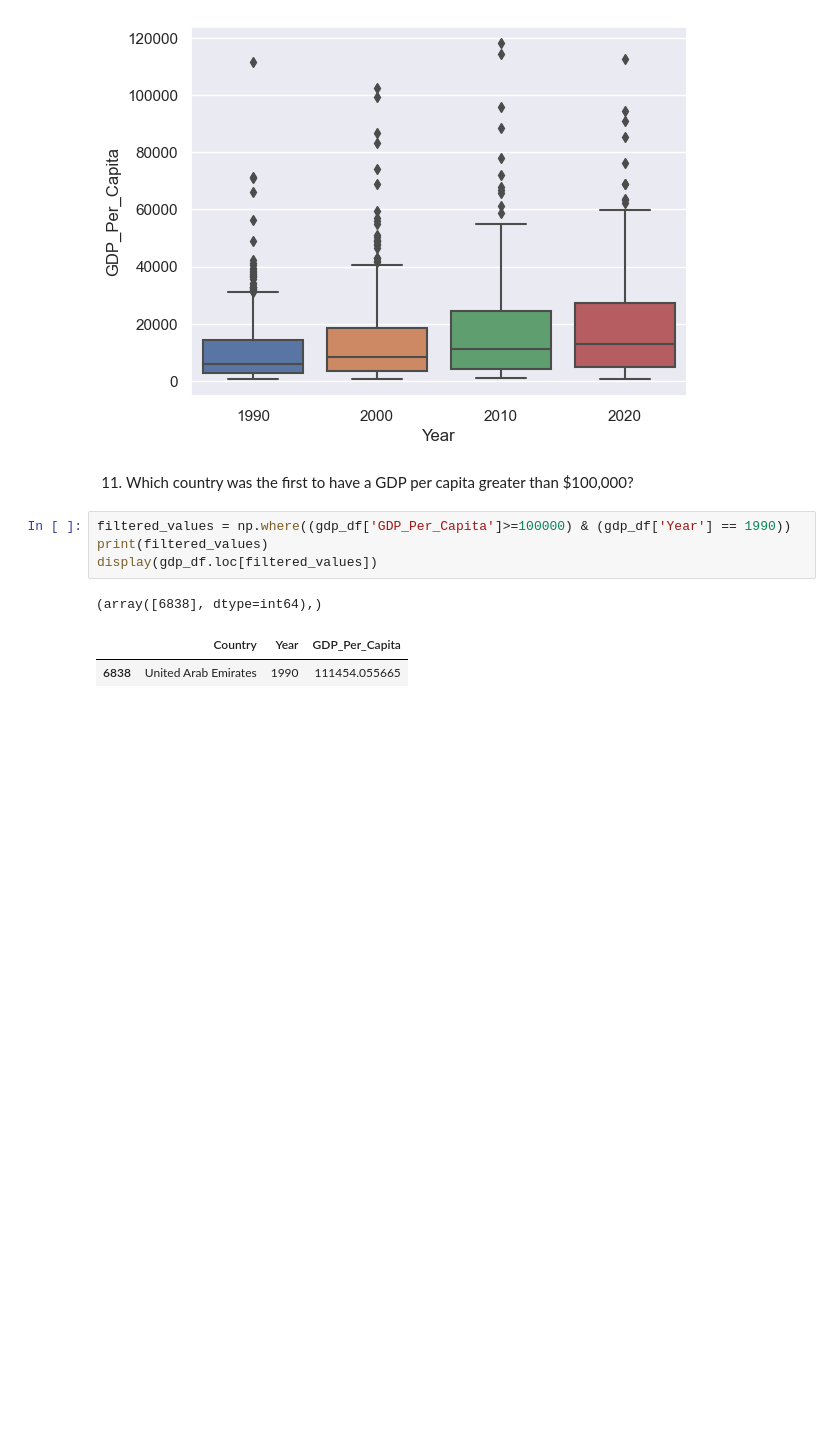
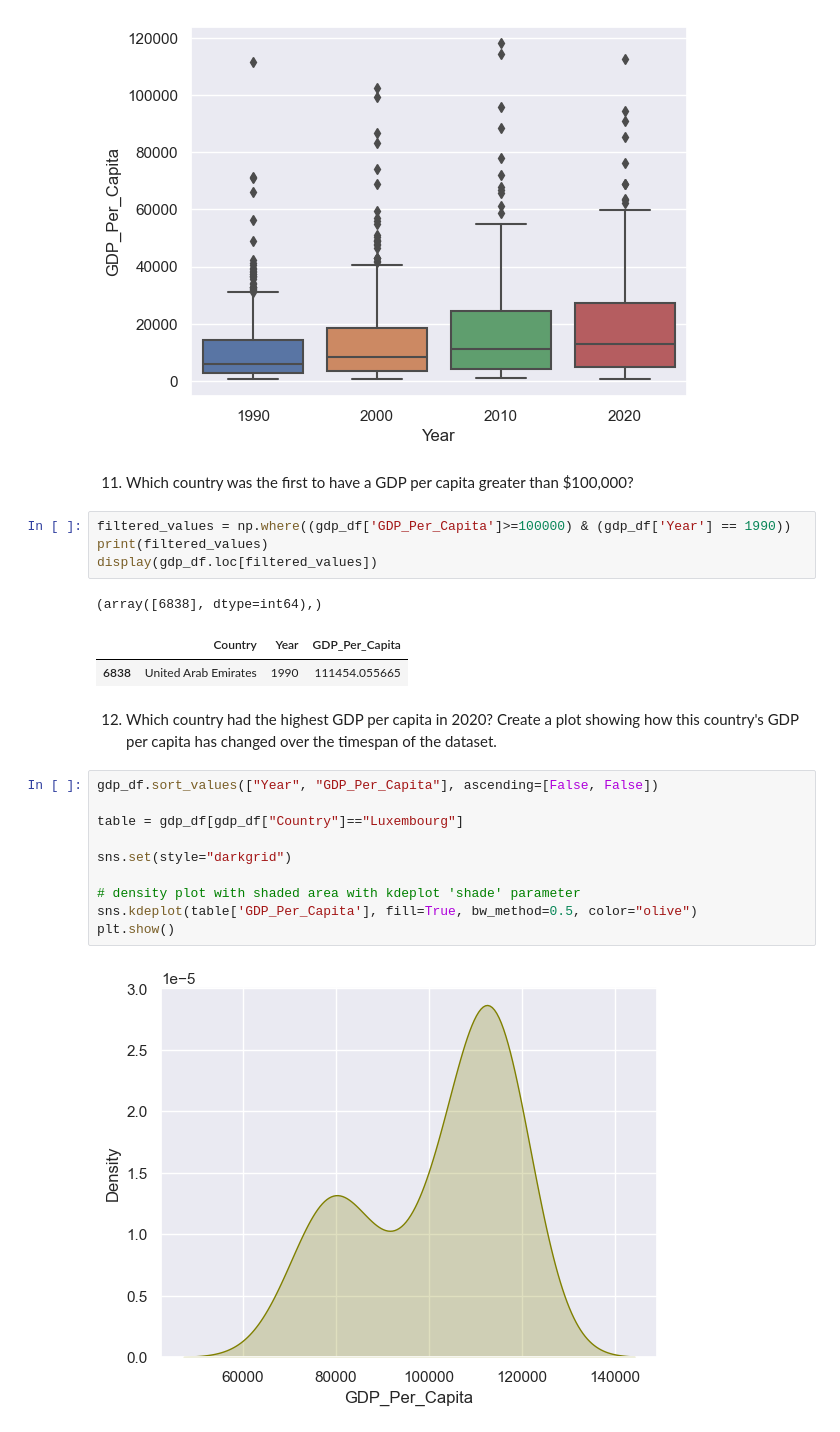
Before and after one commit to Erica-Ranck/gdp-and-internet-usage-Erica-Exotica, a Jupyter notebook: notebooks/gdp.ipynb, the cells around one changed output. Drawn from its saved outputs; the diff is of its cells as text; blank space fills up the shorter version.

```diff
--- a/notebooks/gdp.ipynb
+++ b/notebooks/gdp.ipynb
@@ -168,3 +173,17 @@ display(gdp_df.loc[filtered_values])
 (array([6838], dtype=int64),)
 |  | Country | Year | GDP_Per_Capita |
 | 6838 | United Arab Emirates | 1990 | 111454.055665 |
+# %% [markdown]
+12. Which country had the highest GDP per capita in 2020? Create a plot showing how this country's GDP per capita has changed over the timespan of the dataset.
+# %%
+gdp_df.sort_values(["Year", "GDP_Per_Capita"], ascending=[False, False])
+
+table = gdp_df[gdp_df["Country"]=="Luxembourg"]
+
+sns.set(style="darkgrid")
+
+# density plot with shaded area with kdeplot 'shade' parameter
+sns.kdeplot(table['GDP_Per_Capita'], fill=True, bw_method=0.5, color="olive")
+plt.show()
+# %% [output]
+[figure, added]
```
Also changed, not shown: parts of 1 cell of this notebook.
